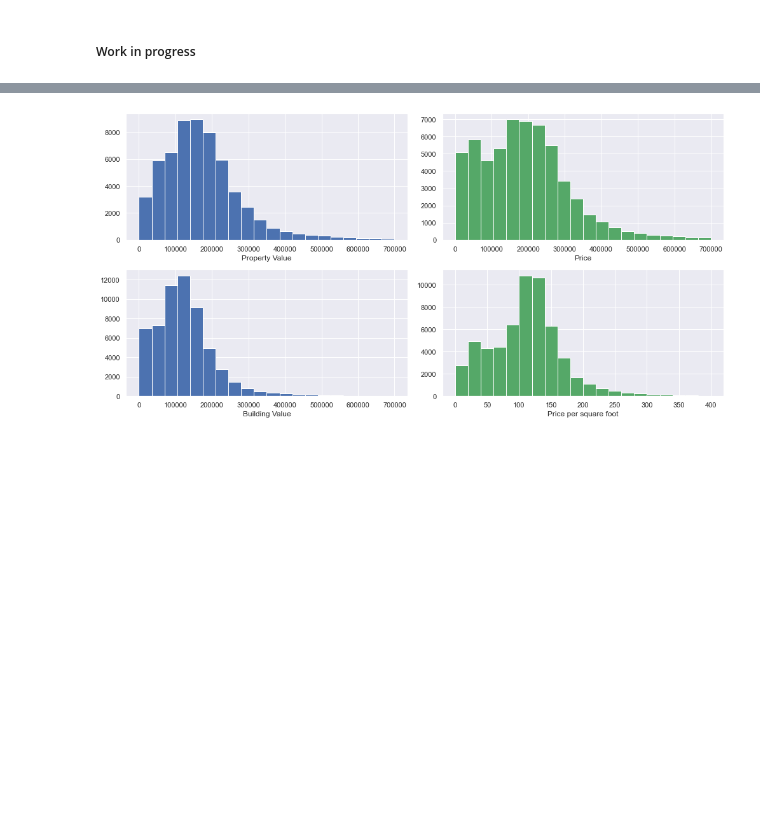
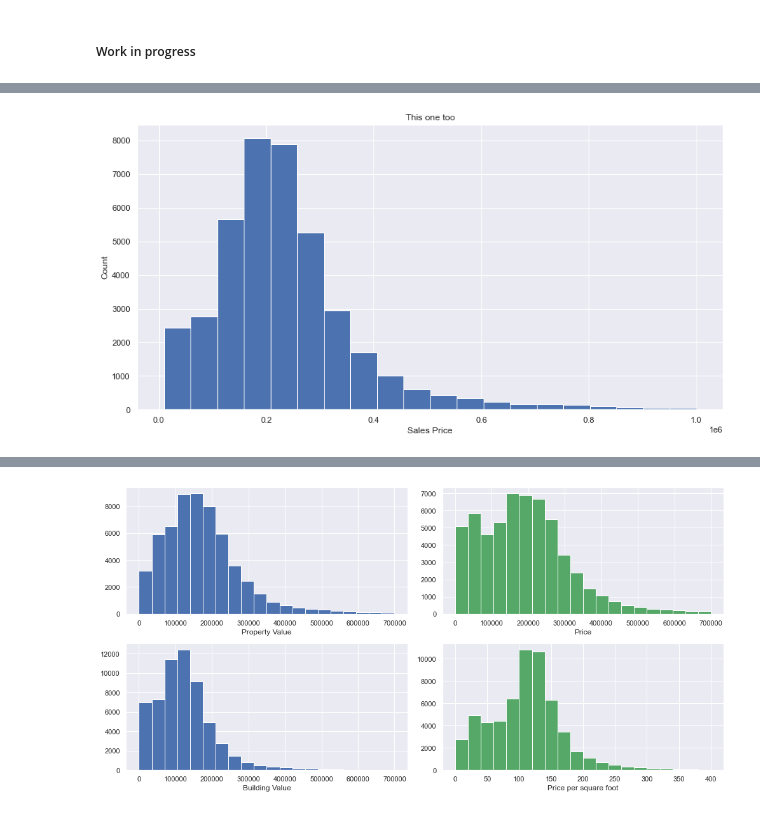
Before and after one commit to WillRobinson152/DS_Assingments, a Jupyter notebook: Jax Housing Analysis/4.EDA.ipynb, the cells around one changed output, grey strips where cells are left out. Drawn from its saved outputs; the diff is of its cells as text; code cells hidden in the pictures; blank space fills up the shorter version.

```diff
--- a/Jax Housing Analysis/4.EDA.ipynb
+++ b/Jax Housing Analysis/4.EDA.ipynb
@@ -12,0 +73,9 @@ df.shape
+# %%
+sns.set()
+plt.figure(figsize=(14,7))
+_ = plt.hist(df['price'], bins=20, range=(10000,1000000), color='b')
+_ = plt.xlabel('Sales Price')
+_ = plt.ylabel('Count')
+_ = plt.title('This one too')
+# %% [output]
+[figure, added]
```
Also changed, not shown: parts of 7 cells of this notebook.
